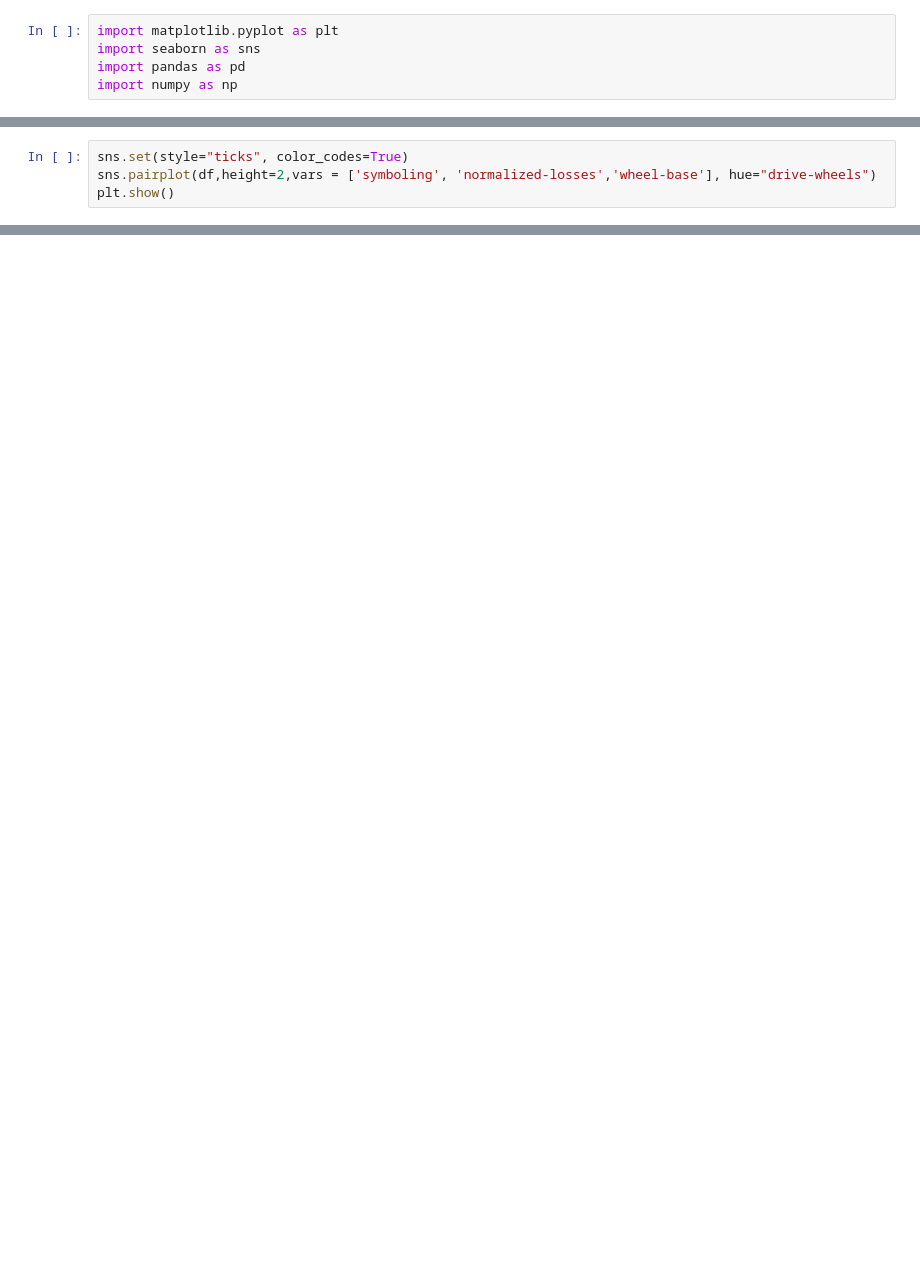
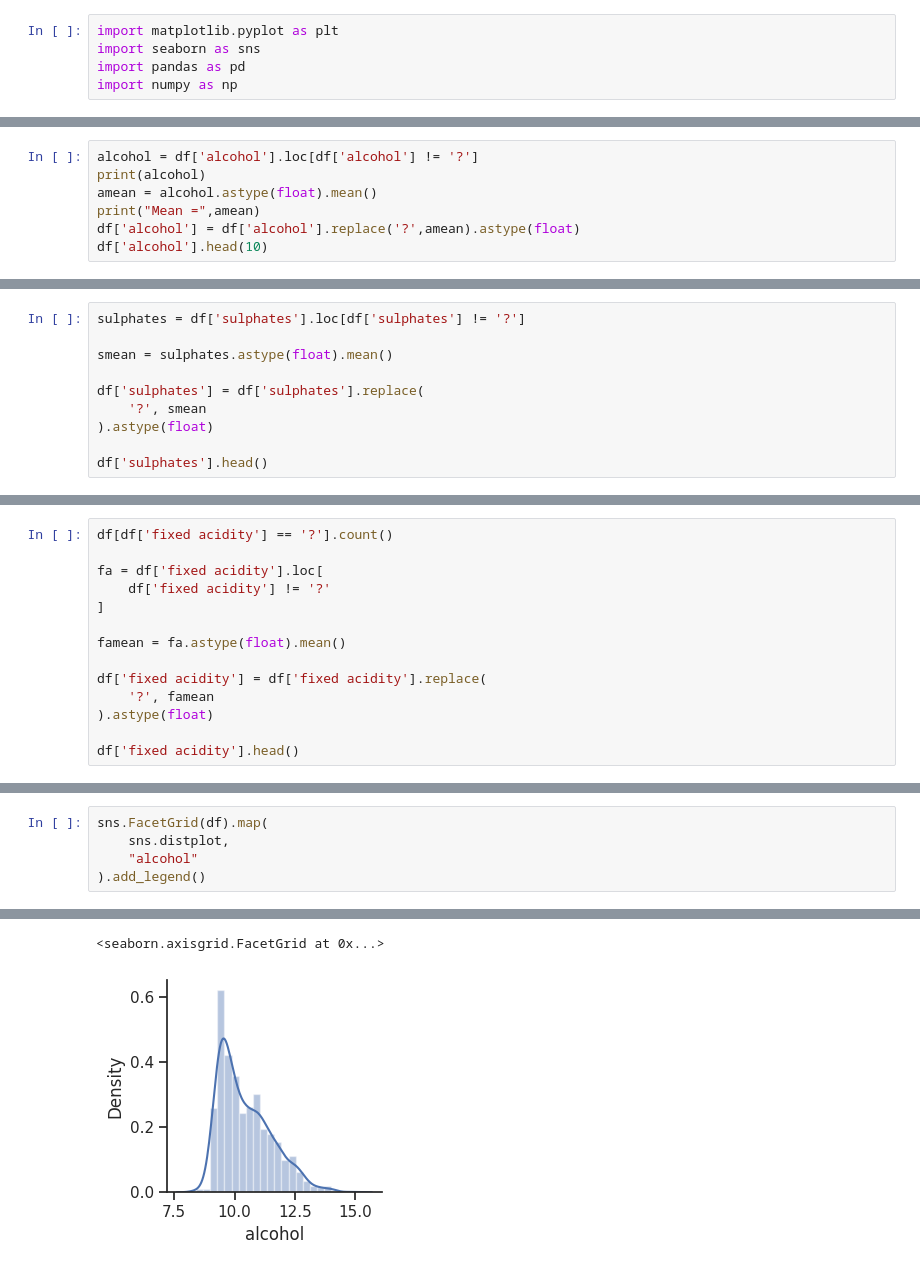
Before and after one commit to Yaswitha1610/EDA-PROJECT-L41-L42, a Jupyter notebook: Exp6_18_08_2026.ipynb, the cells around one changed output, grey strips where cells are left out. Drawn from its saved outputs; the diff is of its cells as text; blank space fills up the shorter version.

```diff
--- a/Exp6_18_08_2026.ipynb
+++ b/Exp6_18_08_2026.ipynb
@@ -241,4 +83,0 @@ plt.show()
-# %%
-sns.set(style="ticks", color_codes=True)
-sns.pairplot(df,height=2,vars = ['symboling', 'normalized-losses','wheel-base'], hue="drive-wheels")
-plt.show()
@@ -278,0 +108,7 @@ sns.heatmap(correlation,xticklabels=correlation.columns,
+# %%
+alcohol = df['alcohol'].loc[df['alcohol'] != '?']
+print(alcohol)
+amean = alcohol.astype(float).mean()
+print("Mean =",amean)
+df['alcohol'] = df['alcohol'].replace('?',amean).astype(float)
+df['alcohol'].head(10)
@@ -278,0 +141,10 @@ sns.heatmap(correlation,xticklabels=correlation.columns,
+# %%
+sulphates = df['sulphates'].loc[df['sulphates'] != '?']
+
+smean = sulphates.astype(float).mean()
+
+df['sulphates'] = df['sulphates'].replace(
+    '?', smean
+).astype(float)
+
+df['sulphates'].head()
@@ -278,0 +159,14 @@ sns.heatmap(correlation,xticklabels=correlation.columns,
+# %%
+df[df['fixed acidity'] == '?'].count()
+
+fa = df['fixed acidity'].loc[
+    df['fixed acidity'] != '?'
+]
+
+famean = fa.astype(float).mean()
+
+df['fixed acidity'] = df['fixed acidity'].replace(
+    '?', famean
+).astype(float)
+
+df['fixed acidity'].head()
@@ -278,0 +206,6 @@ sns.heatmap(correlation,xticklabels=correlation.columns,
+# %%
+sns.FacetGrid(df).map(
+    sns.distplot,
+    "alcohol"
+).add_legend()
+# %% [output]
@@ -278,0 +221,2 @@ sns.heatmap(correlation,xticklabels=correlation.columns,
+<seaborn.axisgrid.FacetGrid at 0x...>
+[figure, added]
```
Also changed, not shown: parts of 39 cells of this notebook.
